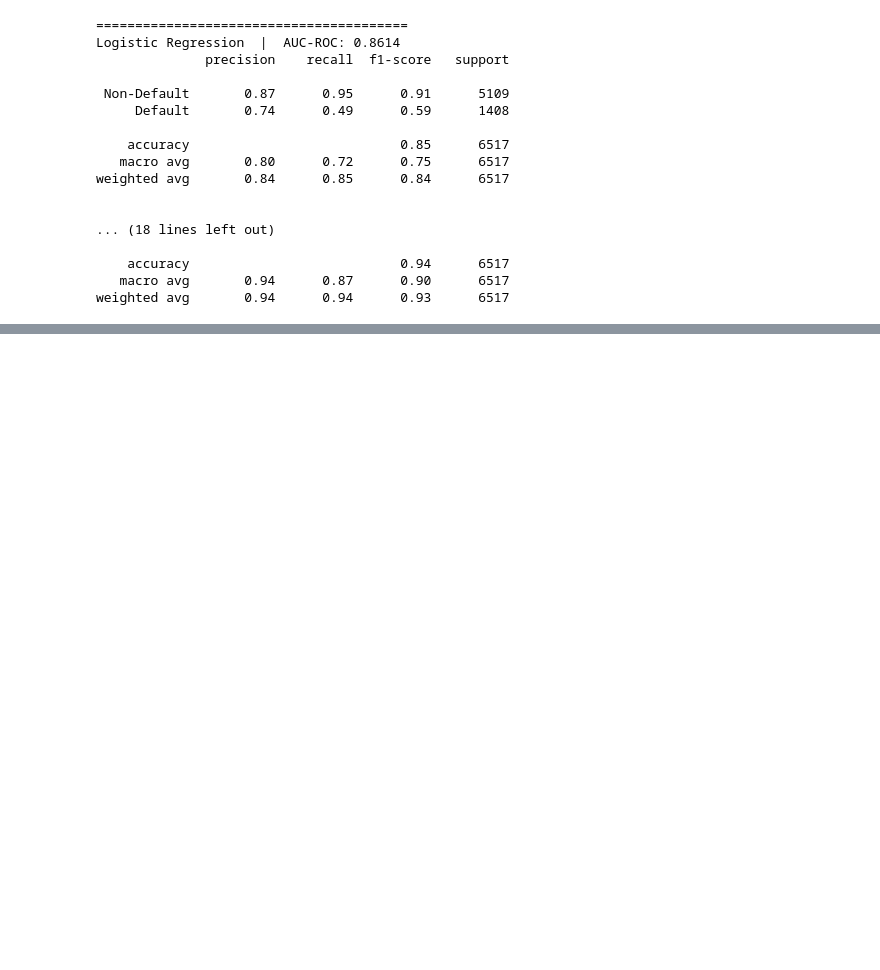
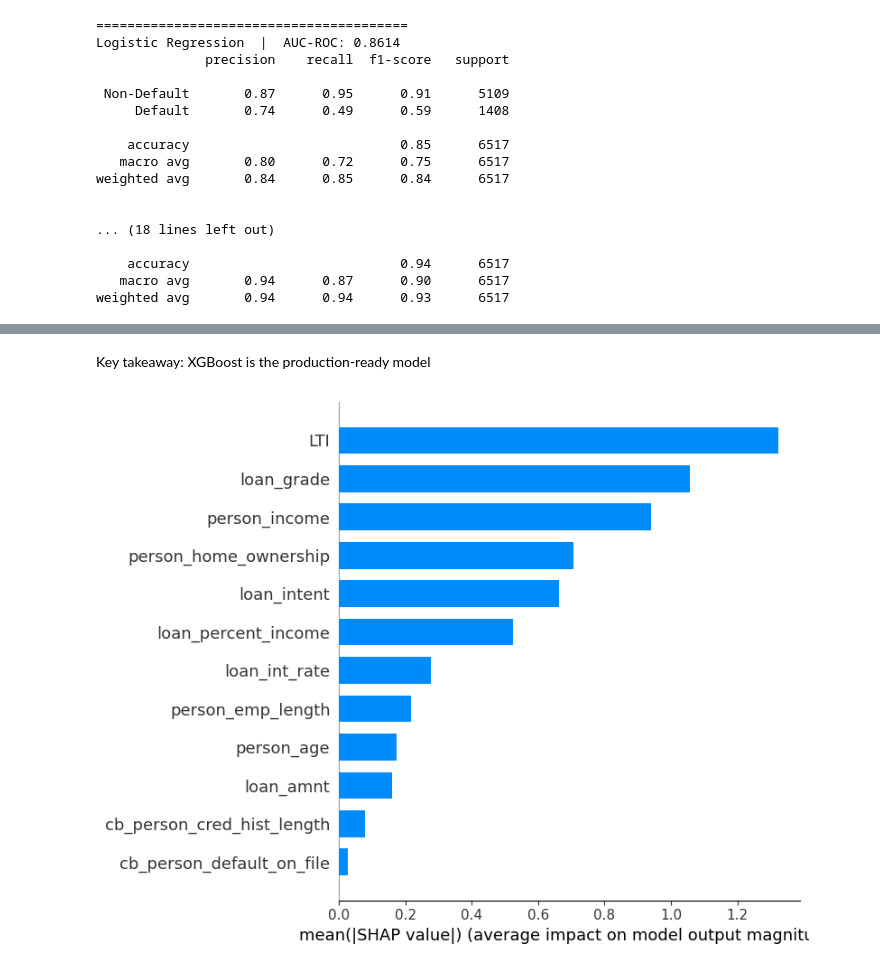
Before and after one commit to nguyenhaducnam/credit_risk_modelling, a Jupyter notebook: machine_learning_application.ipynb, the cells around one changed output, grey strips where cells are left out. Drawn from its saved outputs; the diff is of its cells as text; code cells hidden in the pictures; blank space fills up the shorter version.

```diff
--- a/data_analysis.ipynb
+++ b/machine_learning_application.ipynb
@@ -128,0 +243,12 @@ AUG-ROC Score: It tells you how well a model can distinguish between these two c
+# %% [markdown]
+Key takeaway: XGBoost is the production-ready model
+# %%
+#SHAP - Explain why XGBoost model make its determination
+import shap
+
+explainer = shap.TreeExplainer(xgb_model)
+shap_values = explainer.shap_values(x_test)
+
+shap.summary_plot(shap_values, x_test, plot_type="bar")
+# %% [output]
+[figure, added]
```
Also changed, not shown: parts of 9 cells of this notebook, 2 other files.
